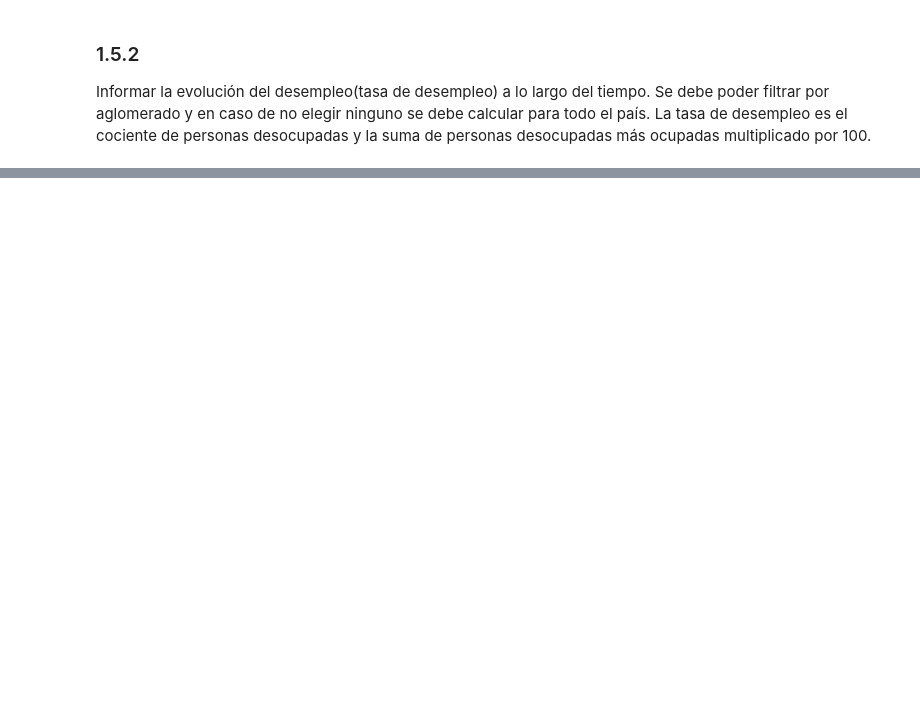
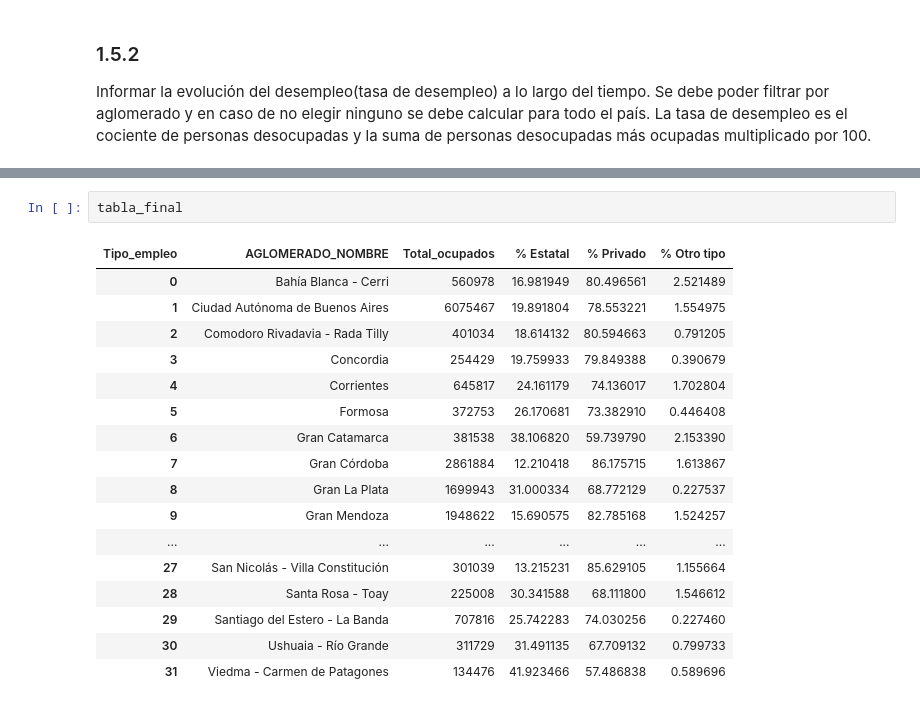
Before and after one commit to pablolube/EncuestAR, a Jupyter notebook: notebooks/2-Actividad y Empleo-Pablo.ipynb, the cells around one changed output, grey strips where cells are left out. Drawn from its saved outputs; the diff is of its cells as text; blank space fills up the shorter version.

```diff
--- a/notebooks/2-Actividad y Empleo-Pablo.ipynb
+++ b/notebooks/2-Actividad y Empleo-Pablo.ipynb
@@ -235,0 +330,20 @@ TypeError: 'DataFrameGroupBy' object does not support item assignment
+# %%
+tabla_final
+# %% [output]
+| Tipo_empleo | AGLOMERADO_NOMBRE | Total_ocupados | % Estatal | % Privado | % Otro tipo |
+| 0 | Bahía Blanca - Cerri | 560978 | 16.981949 | 80.496561 | 2.521489 |
+| 1 | Ciudad Autónoma de Buenos Aires | 6075467 | 19.891804 | 78.553221 | 1.554975 |
+| 2 | Comodoro Rivadavia - Rada Tilly | 401034 | 18.614132 | 80.594663 | 0.791205 |
+| 3 | Concordia | 254429 | 19.759933 | 79.849388 | 0.390679 |
+| 4 | Corrientes | 645817 | 24.161179 | 74.136017 | 1.702804 |
+| 5 | Formosa | 372753 | 26.170681 | 73.382910 | 0.446408 |
+| 6 | Gran Catamarca | 381538 | 38.106820 | 59.739790 | 2.153390 |
+| 7 | Gran Córdoba | 2861884 | 12.210418 | 86.175715 | 1.613867 |
+| 8 | Gran La Plata | 1699943 | 31.000334 | 68.772129 | 0.227537 |
+| 9 | Gran Mendoza | 1948622 | 15.690575 | 82.785168 | 1.524257 |
+| ... | ... | ... | ... | ... | ... |
+| 27 | San Nicolás - Villa Constitución | 301039 | 13.215231 | 85.629105 | 1.155664 |
+| 28 | Santa Rosa - Toay | 225008 | 30.341588 | 68.111800 | 1.546612 |
+| 29 | Santiago del Estero - La Banda | 707816 | 25.742283 | 74.030256 | 0.227460 |
+| 30 | Ushuaia - Río Grande | 311729 | 31.491135 | 67.709132 | 0.799733 |
+| 31 | Viedma - Carmen de Patagones | 134476 | 41.923466 | 57.486838 | 0.589696 |
```
Also changed, not shown: parts of 28 cells of this notebook.
